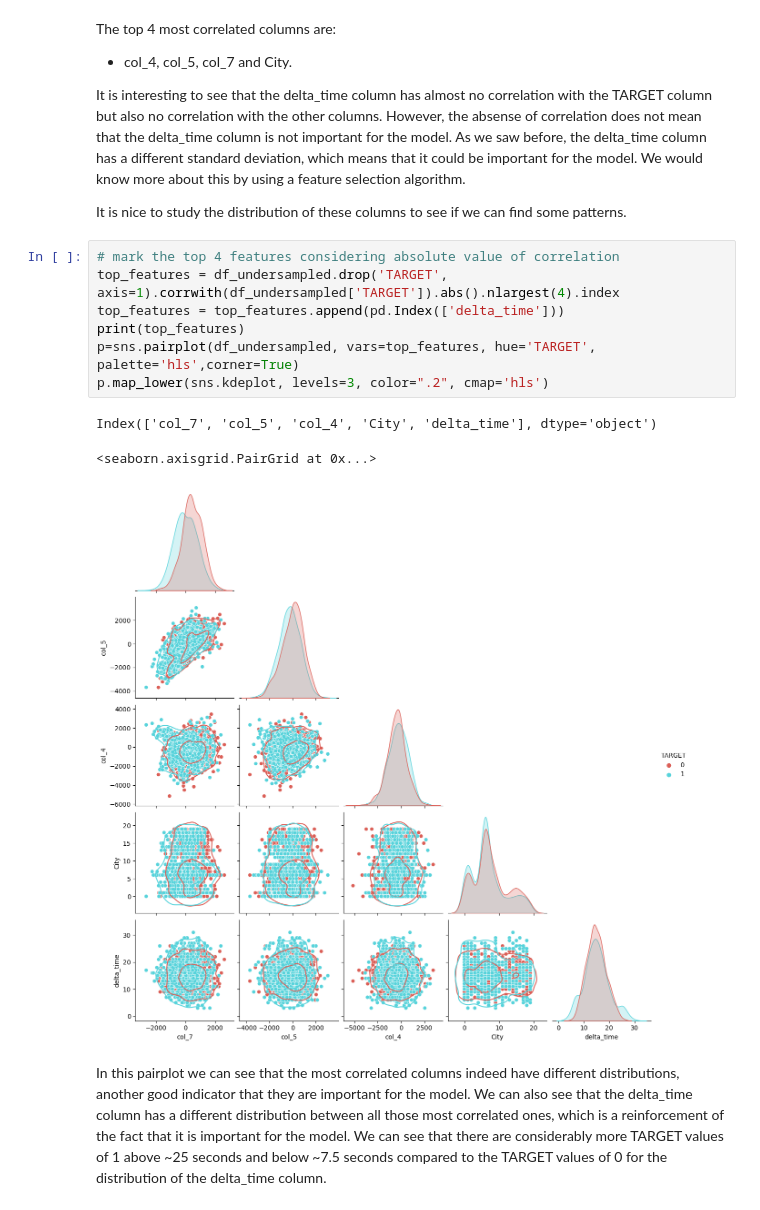
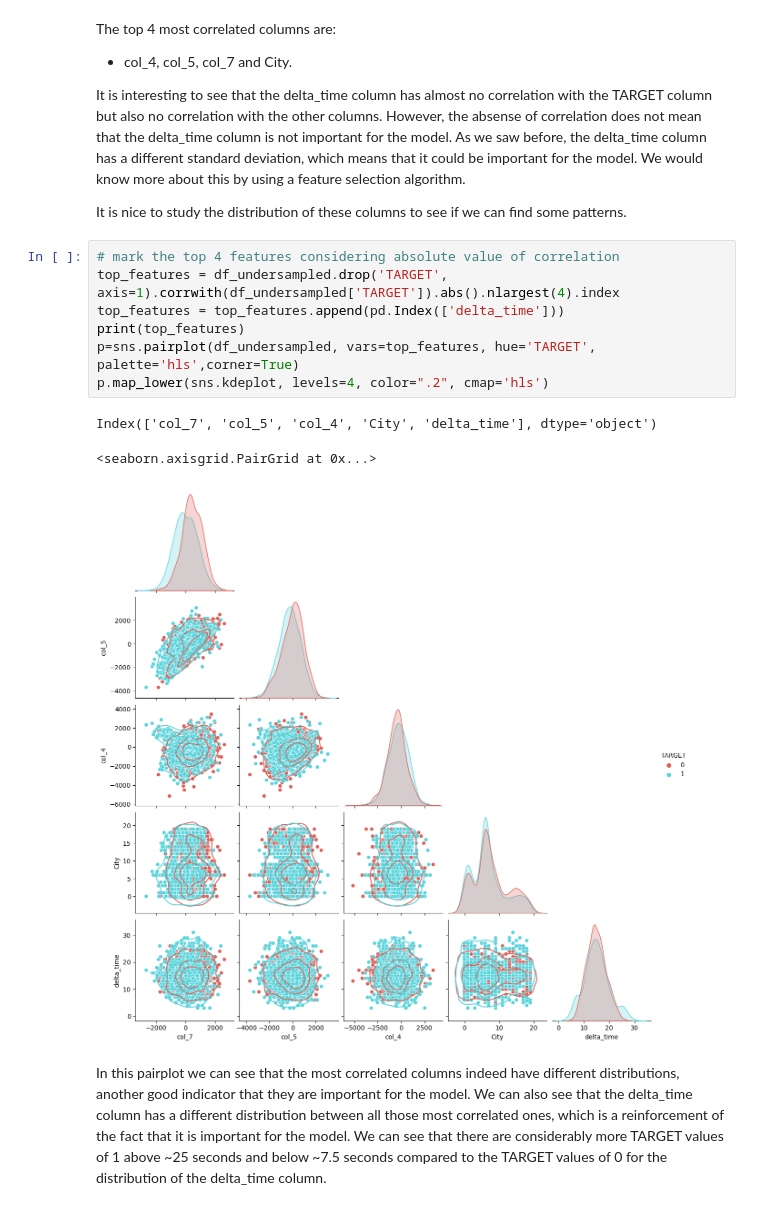
Before and after one commit to galvsoliveira/ds_challenge, a Jupyter notebook: notebooks/classification.ipynb, the cells around one changed output. Drawn from its saved outputs; the diff is of its cells as text.

```diff
--- a/notebooks/classification.ipynb
+++ b/notebooks/classification.ipynb
@@ -349,14 +349,14 @@ It is nice to study the distribution of these columns to see if we can find some
 # %%
 # mark the top 4 features considering absolute value of correlation
 top_features = df_undersampled.drop('TARGET', axis=1).corrwith(df_undersampled['TARGET']).abs().nlargest(4).index
 top_features = top_features.append(pd.Index(['delta_time']))
 print(top_features)
 p=sns.pairplot(df_undersampled, vars=top_features, hue='TARGET', palette='hls',corner=True)
-p.map_lower(sns.kdeplot, levels=3, color=".2", cmap='hls')
+p.map_lower(sns.kdeplot, levels=4, color=".2", cmap='hls')
 # %% [output]
 Index(['col_7', 'col_5', 'col_4', 'City', 'delta_time'], dtype='object')
 <seaborn.axisgrid.PairGrid at 0x...>
-[figure, old version]
+[figure, new version]
 # %% [markdown]
 In this pairplot we can see that the most correlated columns indeed have different distributions, another good indicator that they are important for the model. We can also see that the delta_time column has a different distribution between all those most correlated ones, which is a reinforcement of the fact that it is important for the model. We can see that there are considerably more TARGET values of 1 above ~25 seconds and below ~7.5 seconds compared to the TARGET values of 0 for the distribution of the delta_time column.
 # %%
```
Also changed, not shown: parts of 4 cells of this notebook.
